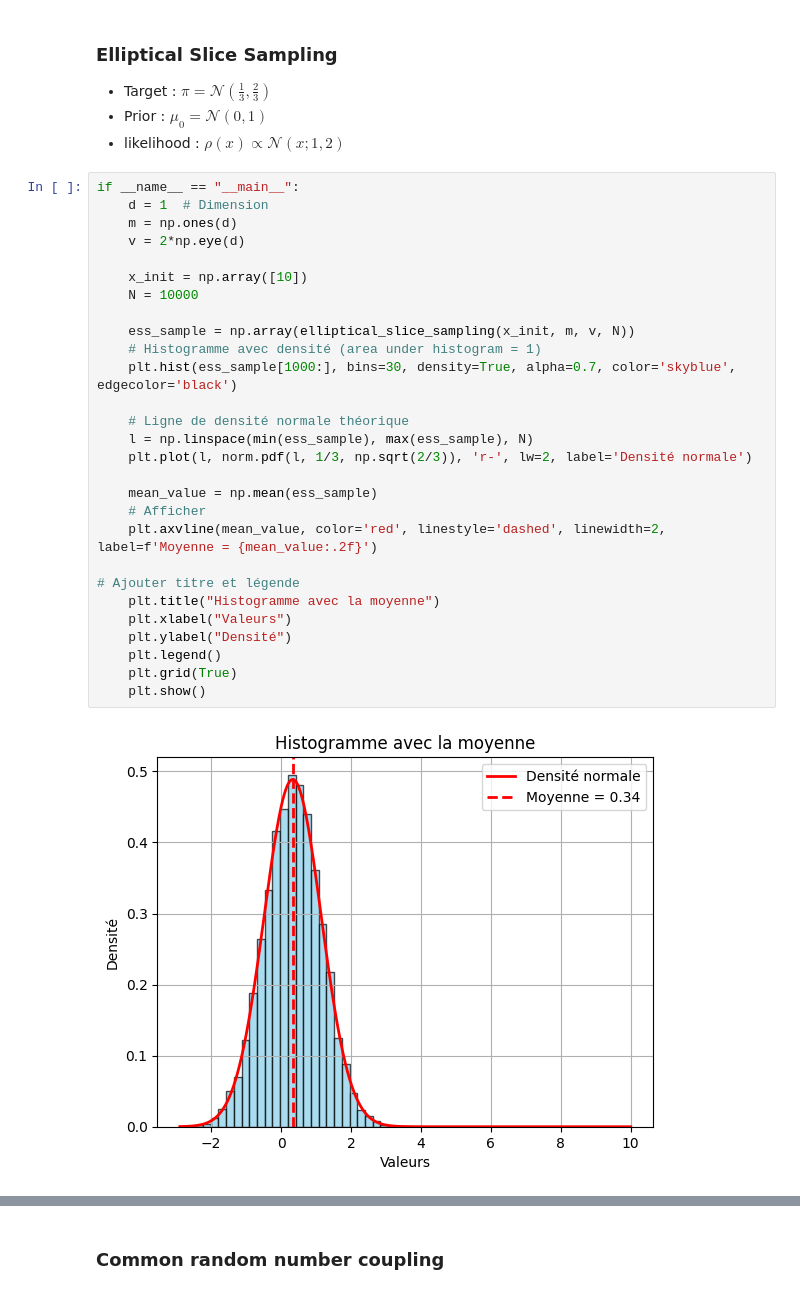
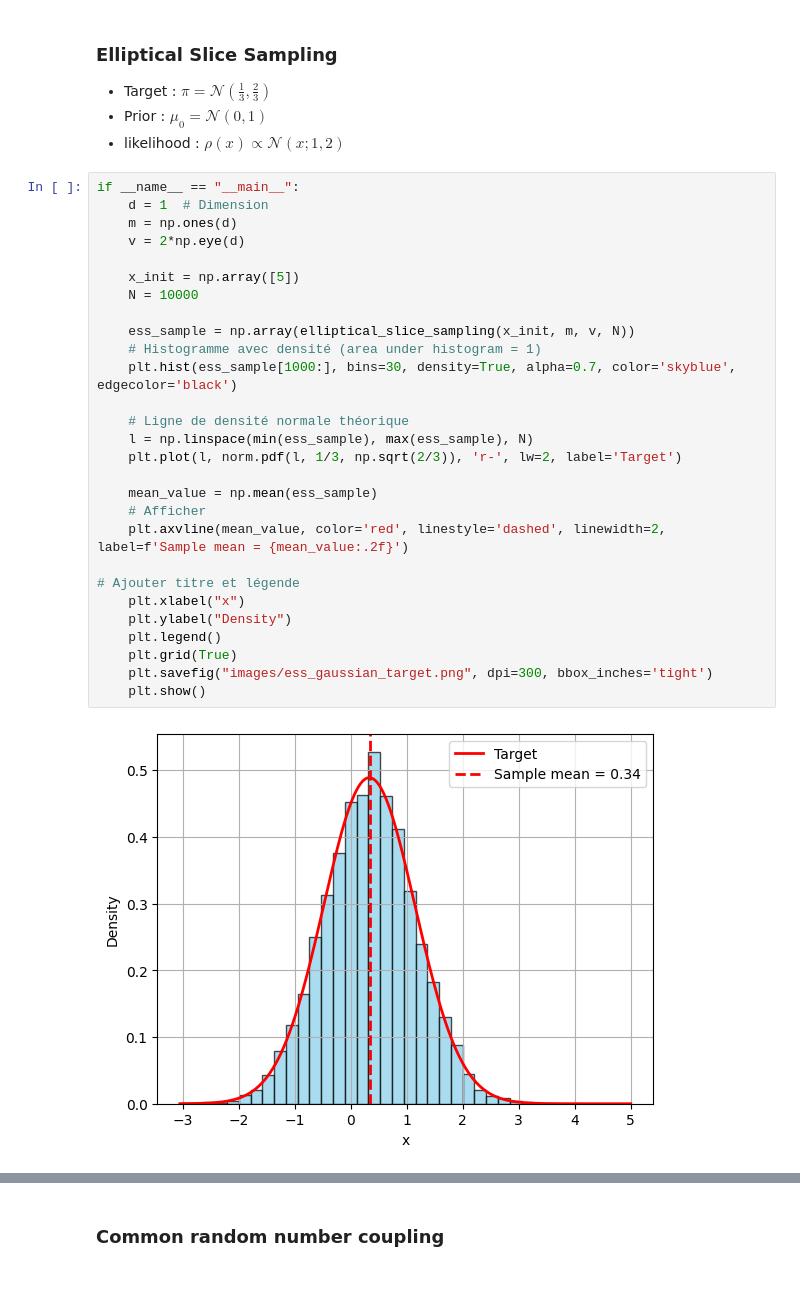
Before and after one commit to MohamedKeteb/Coupling_ESS, a Jupyter notebook: simu_ESS.ipynb, the cells around one changed output, grey strips where cells are left out. Drawn from its saved outputs; the diff is of its cells as text.

```diff
--- a/simu_ESS.ipynb
+++ b/simu_ESS.ipynb
@@ -18,30 +18,30 @@ from main import *
 # %%
 if __name__ == "__main__":
     d = 1  # Dimension
     m = np.ones(d)
     v = 2*np.eye(d)
 
-    x_init = np.array([10])
+    x_init = np.array([5])
     N = 10000
 
     ess_sample = np.array(elliptical_slice_sampling(x_init, m, v, N))
     # Histogramme avec densité (area under histogram = 1)
     plt.hist(ess_sample[1000:], bins=30, density=True, alpha=0.7, color='skyblue', edgecolor='black')
 
     # Ligne de densité normale théorique
     l = np.linspace(min(ess_sample), max(ess_sample), N)
-    plt.plot(l, norm.pdf(l, 1/3, np.sqrt(2/3)), 'r-', lw=2, label='Densité normale')
+    plt.plot(l, norm.pdf(l, 1/3, np.sqrt(2/3)), 'r-', lw=2, label='Target')
 
     mean_value = np.mean(ess_sample)
     # Afficher
-    plt.axvline(mean_value, color='red', linestyle='dashed', linewidth=2, label=f'Moyenne = {mean_value:.2f}')
+    plt.axvline(mean_value, color='red', linestyle='dashed', linewidth=2, label=f'Sample mean = {mean_value:.2f}')
 
 # Ajouter titre et légende
-    plt.title("Histogramme avec la moyenne")
-    plt.xlabel("Valeurs")
-    plt.ylabel("Densité")
+    plt.xlabel("x")
+    plt.ylabel("Density")
     plt.legend()
     plt.grid(True)
+    plt.savefig("images/ess_gaussian_target.png", dpi=300, bbox_inches='tight')
     plt.show()
 # %% [output]
-[figure, old version]
+[figure, new version]
```
Also changed, not shown: parts of 21 cells of this notebook, 8 other files.
